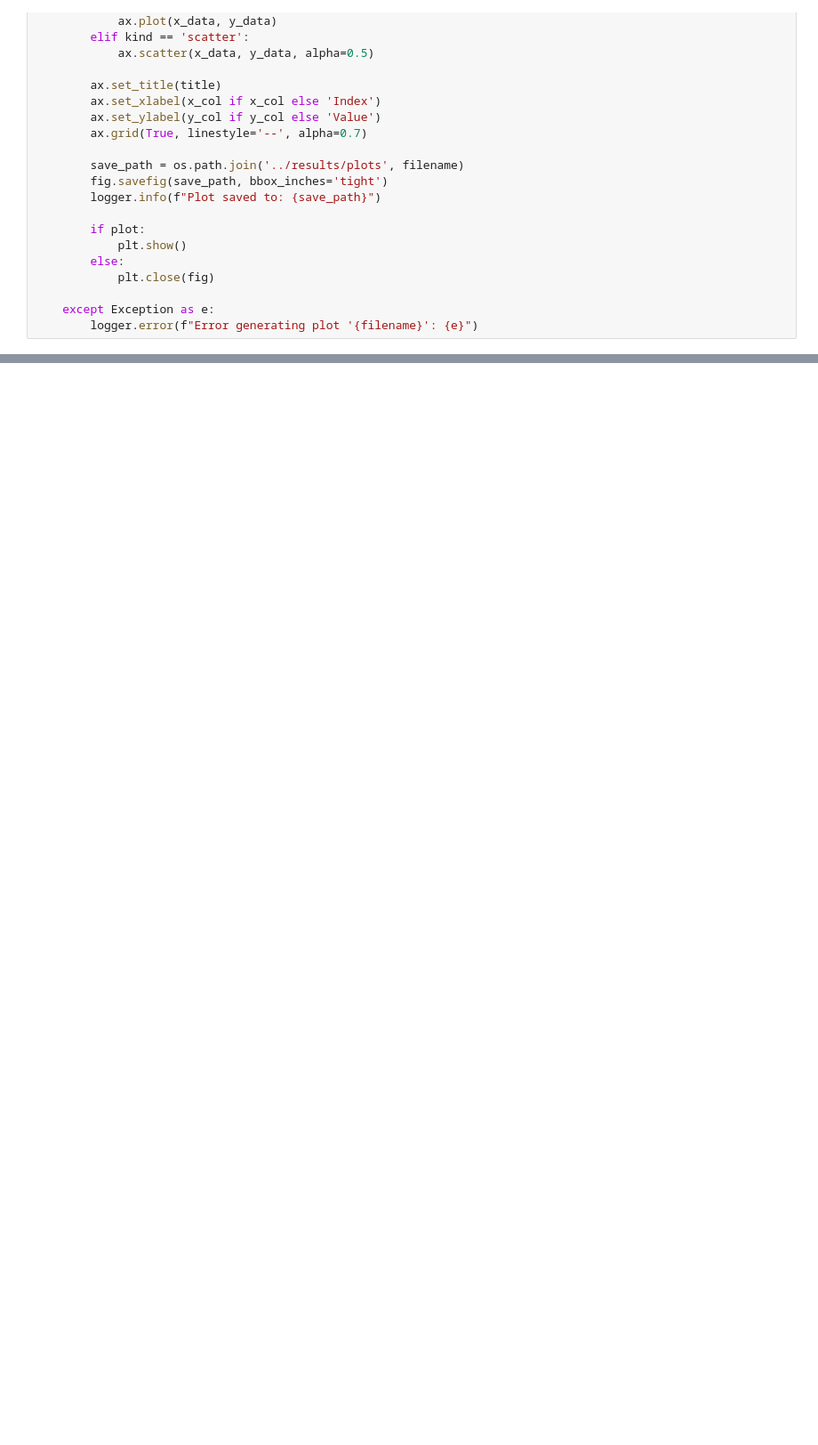
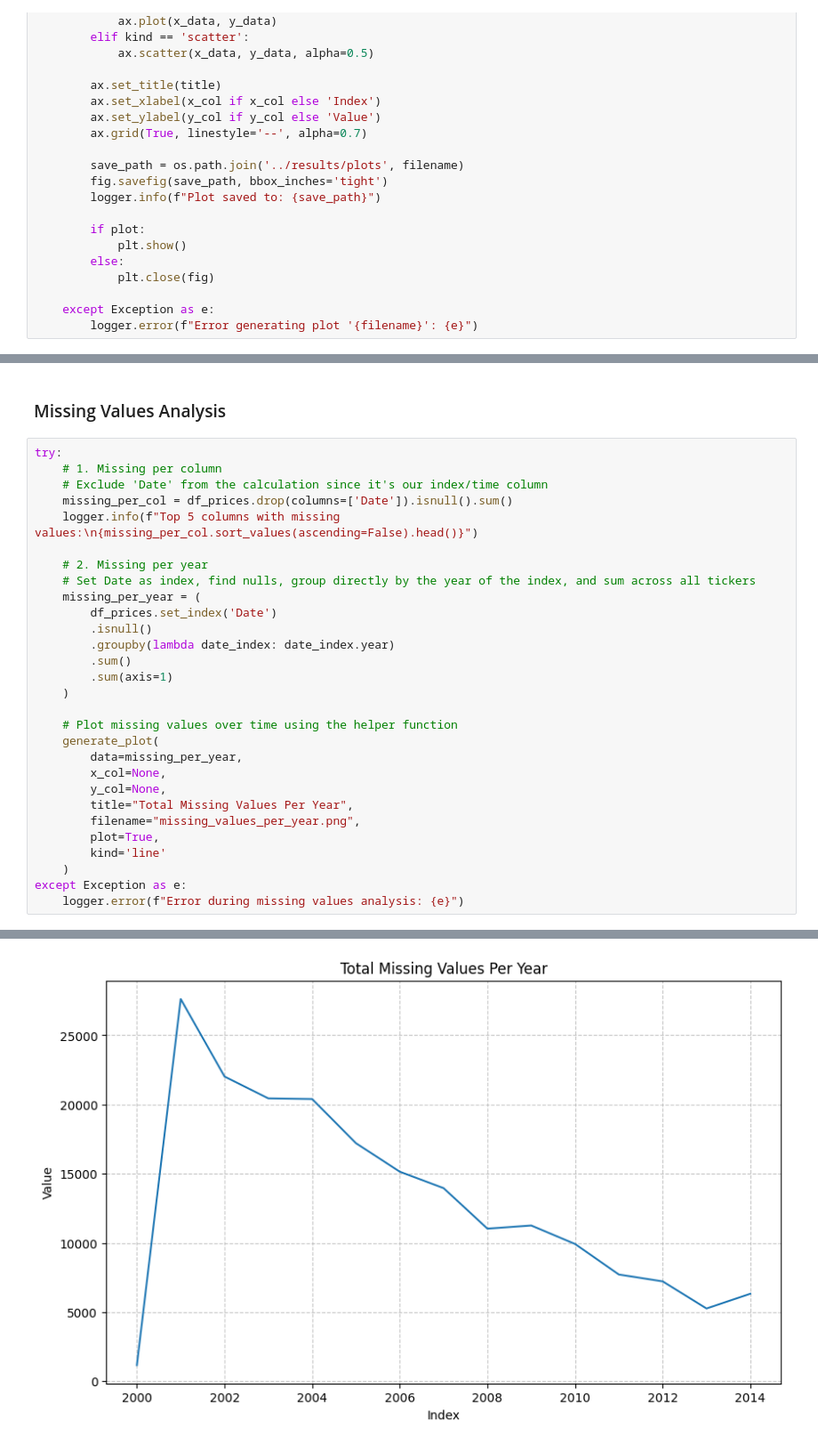
Before and after one commit to mahdikheirkhah/backtesting-sp500, a Jupyter notebook: notebook/analysis.ipynb, the cells around one changed output, grey strips where cells are left out. Shown at 89% size. Drawn from its saved outputs; the diff is of its cells as text; blank space fills up the shorter version.

```diff
--- a/notebook/analysis.ipynb
+++ b/notebook/analysis.ipynb
@@ -53,0 +108,32 @@ def generate_plot(data, x_col, y_col, title, filename, plot=False, kind='line'):
+# %% [markdown]
+### Missing Values Analysis
+# %%
+try:
+    # 1. Missing per column
+    # Exclude 'Date' from the calculation since it's our index/time column
+    missing_per_col = df_prices.drop(columns=['Date']).isnull().sum()
+    logger.info(f"Top 5 columns with missing values:\n{missing_per_col.sort_values(ascending=False).head()}")
+
+    # 2. Missing per year
+    # Set Date as index, find nulls, group directly by the year of the index, and sum across all tickers
+    missing_per_year = (
+        df_prices.set_index('Date')
+        .isnull()
+        .groupby(lambda date_index: date_index.year)
+        .sum()
+        .sum(axis=1)
+    )
+
+    # Plot missing values over time using the helper function
+    generate_plot(
+        data=missing_per_year,
+        x_col=None,
+        y_col=None,
+        title="Total Missing Values Per Year",
+        filename="missing_values_per_year.png",
+        plot=True,
+        kind='line'
+    )
+except Exception as e:
+    logger.error(f"Error during missing values analysis: {e}")
+# %% [output]
@@ -53,0 +148 @@ def generate_plot(data, x_col, y_col, title, filename, plot=False, kind='line'):
+[figure, added]
```
Also changed, not shown: parts of 8 cells of this notebook, 2 other files.
